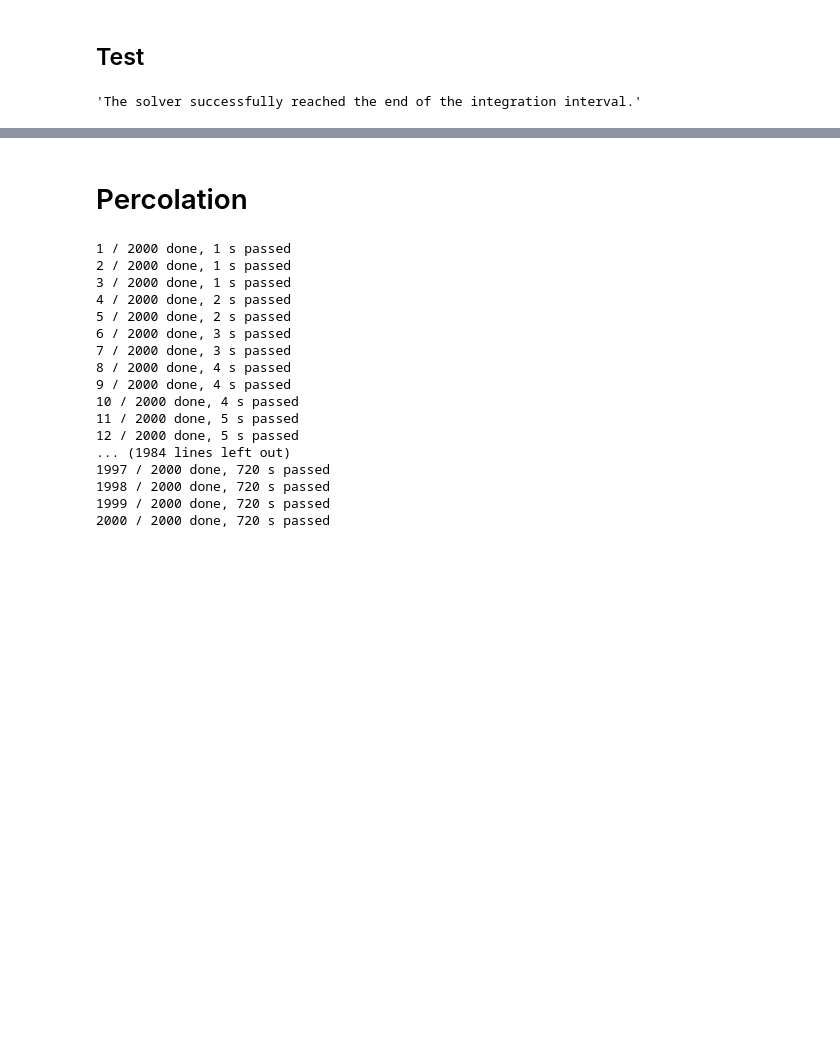
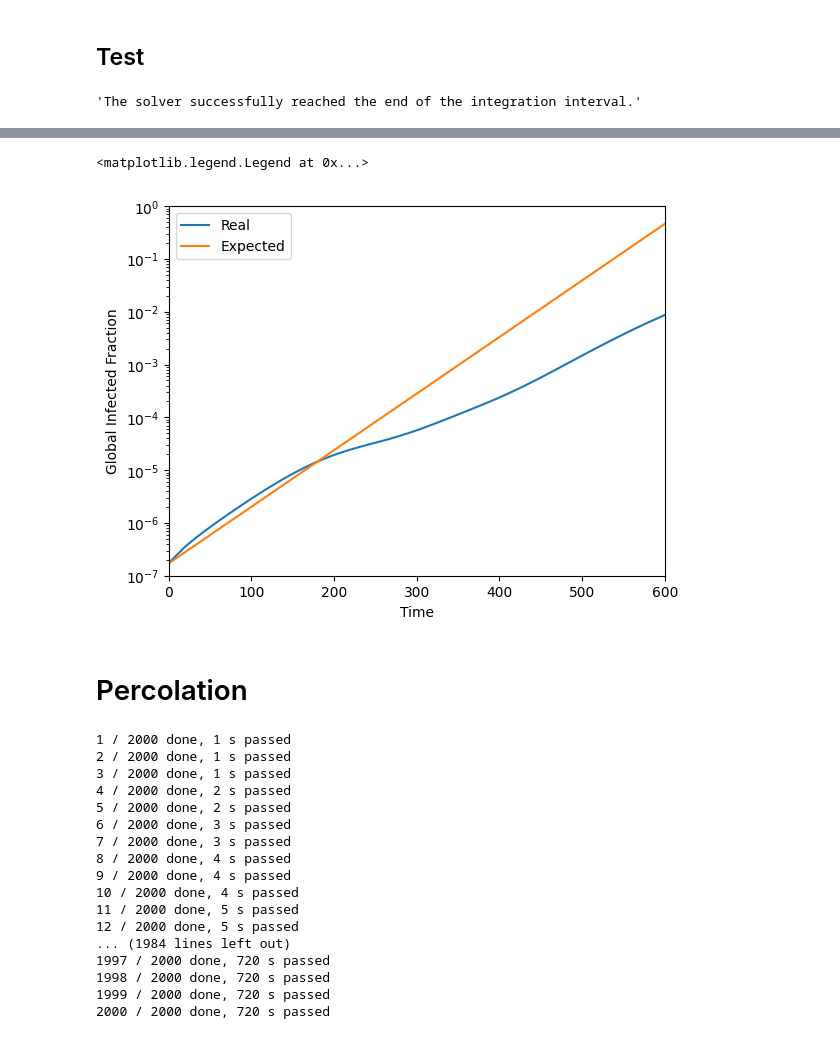
Before and after one commit to DiDyou1123/KENTECH-Capstone2026-Epidemics, a Jupyter notebook: test-percolation-SIR.ipynb, the cells around one changed output, grey strips where cells are left out. Cells and saved outputs as stored; diff of their text form; code cells hidden in the pictures; blank space fills up the shorter version.

```diff
--- a/test-percolation-SIR.ipynb
+++ b/test-percolation-SIR.ipynb
@@ -151,0 +156,9 @@ global_r_pop_fin / global_total_pop
+# %%
+# Global effective reproduciton number from the next generaiton matrix
+adj_mat = nx.adjacency_matrix(graph, weight="weight", dtype=np.float64)
+
+in_jac = np.diag(np.full(num_nodes, reproduction / recovery_time)) + adj_mat.T
+out_jac_inv = np.diag((1 / recovery_time + np.array(list(dict(graph.out_degree(weight='weight')).values())))**(-1))
+
+eigvals = np.linalg.eigvals(in_jac.dot(out_jac_inv)) # Slow, accelrate with sparse matrices?
+eff_reproduction = np.max(np.abs(eigvals))
@@ -152,3 +188,19 @@ global_r_pop_fin / global_total_pop
+# %%
+# Compare expectation with actual dynamics
+
+plt.plot(result["t"], global_i_frac, label="Real")
+plt.plot(result["t"], global_i_frac[0] * np.exp(((eff_reproduction - 1) / recovery_time * result["t"])), label="Expected")
+
+plt.yscale('log')
+plt.xlim((0, 600))
+plt.ylim((1e-7, 1))
+
+plt.xlabel("Time")
+plt.ylabel("Global Infected Fraction")
+plt.legend()
+# %% [output]
+<matplotlib.legend.Legend at 0x...>
+[figure, added]
 # %% [markdown]
 # Percolation
 # %%
```
Also changed, not shown: parts of 11 cells of this notebook.
